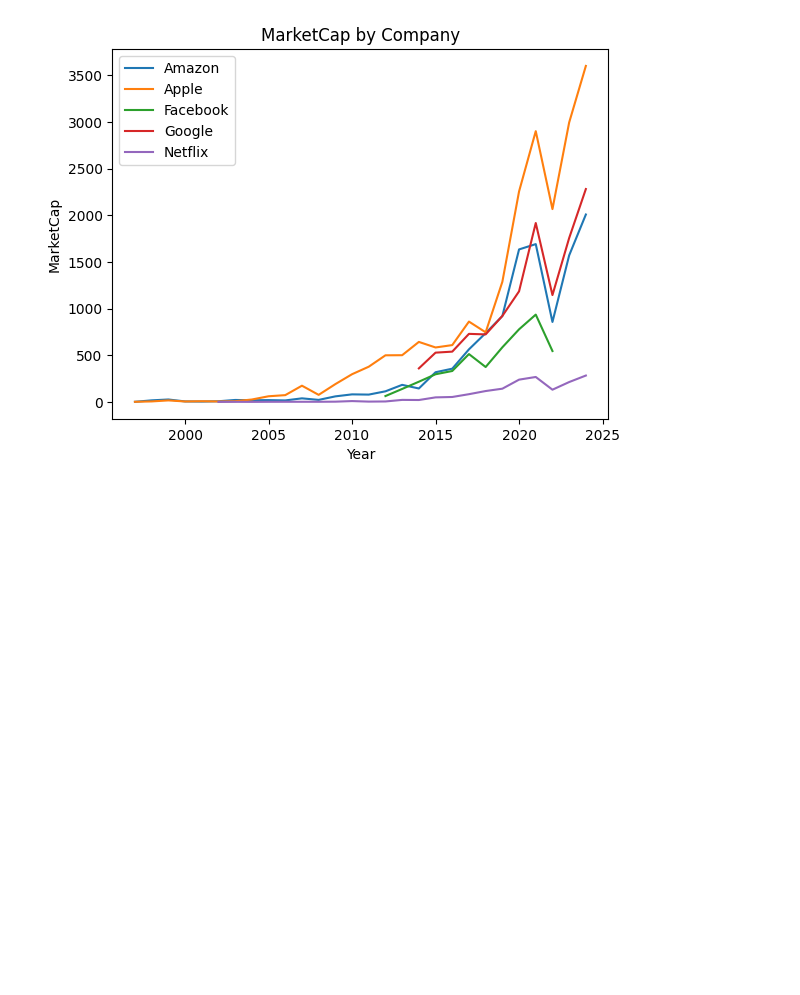
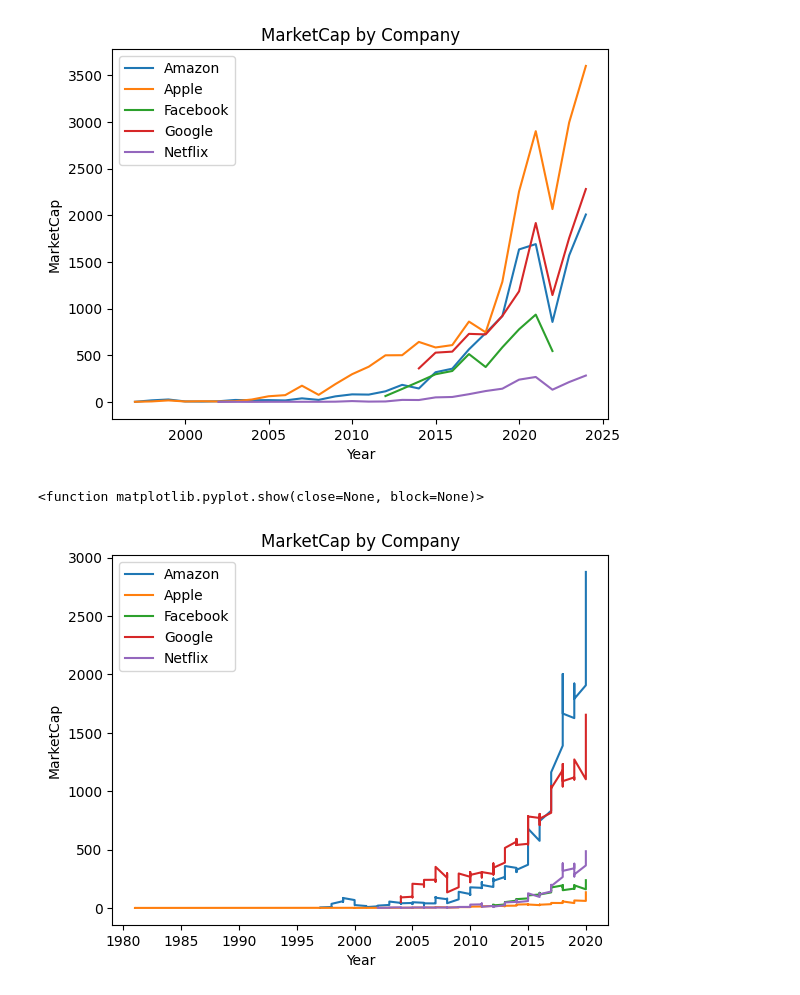
Before and after one commit to gmnzor/03_Data_Engineering_Project, a Jupyter notebook: Visualizer.ipynb, the cells around one changed output. Drawn from its saved outputs; the diff is of its cells as text; code cells hidden in the pictures; blank space fills up the shorter version.

```diff
--- a/Visualizer.ipynb
+++ b/Visualizer.ipynb
@@ -129,3 +140,41 @@ plt.show
 # %% [output]
 <function matplotlib.pyplot.show(close=None, block=None)>
 [figure]
+# %%
+# Change in Market Cap by Company
+
+# set path to pull data from
+data_to_load = Path(f"Resources/Queried/StockbyCEOSmall.csv")
+
+# read csv from above path
+data_df = pd.read_csv(data_to_load)
+
+# Grab list of unique company names to iterate through
+CompanyList = data_df.CompanyName.unique()
+
+# create dictionary of dataframes, each one holding one company
+company_dict =dict()
+
+# initialize plot
+fig, ax = plt.subplots()
+
+# iterate through list of CEOs within the above company iteration
+for company in CompanyList:
+
+    #create dictionary of dataframes, each one holding one ceo's tenure
+    company_dict[company] = data_df[(data_df.CompanyName == company)]
+    company_dict[company].sort_values(by=["date"], ascending=True)
+    ax.plot("date", "Close", data =company_dict[company], label = company )
+
+
+# label axes and title graph
+ax.set(xlabel="Year", ylabel="MarketCap", title= f"MarketCap by Company")
+
+#intialize legend
+ax.legend()
+
+# render plot
+plt.show
+# %% [output]
+<function matplotlib.pyplot.show(close=None, block=None)>
+[figure, added]
```
Also changed, not shown: parts of 7 cells of this notebook, 1 other file.
